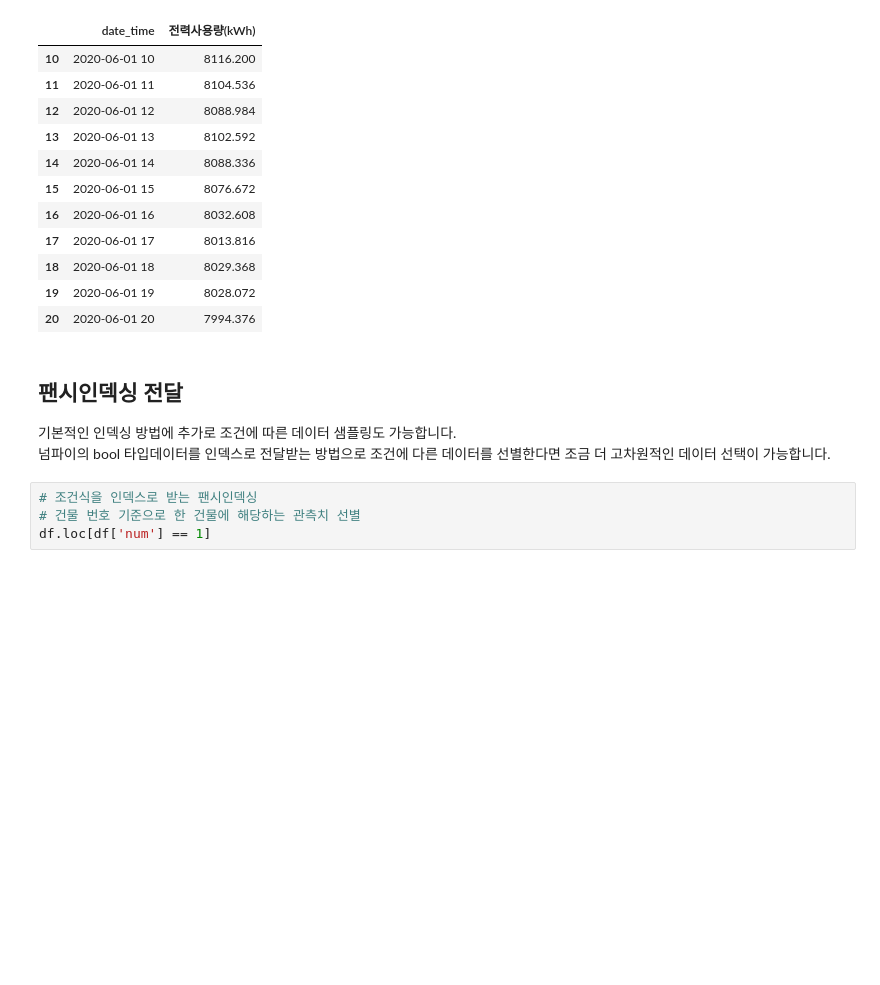
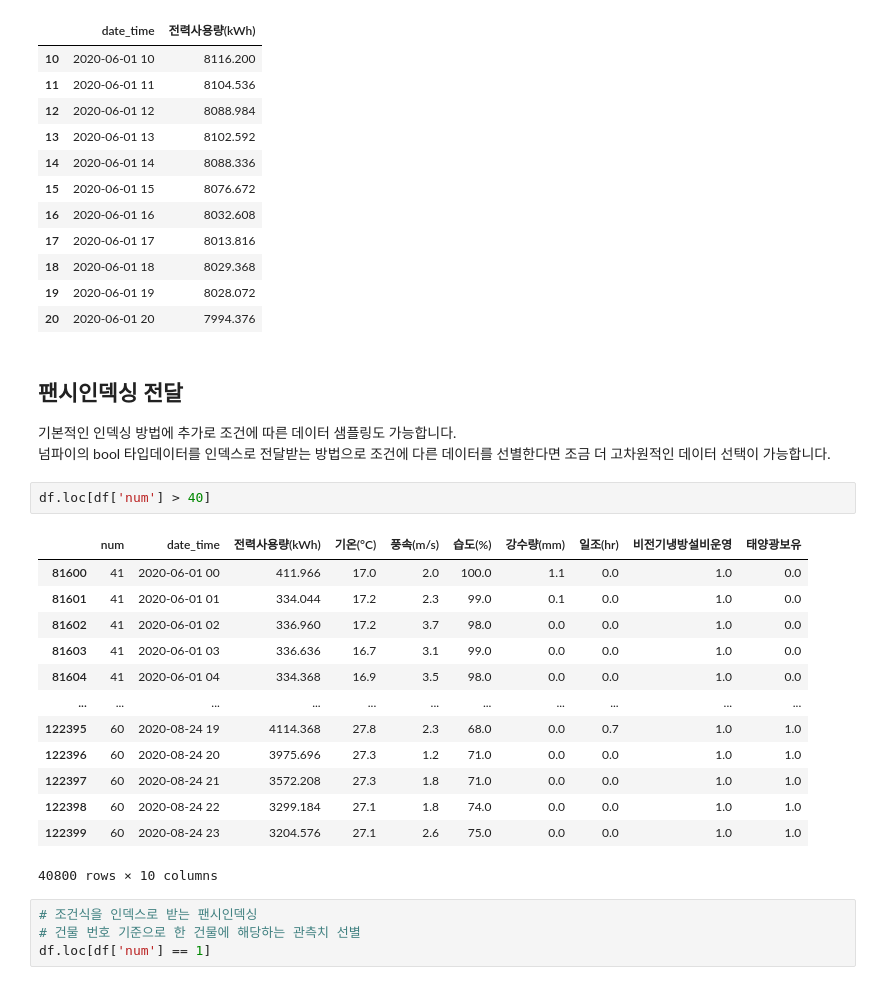
Before and after one commit to overgroove/samsung_ML, a Jupyter notebook: 03_package_pandas.ipynb, the cells around one changed output. Saved outputs shown, nothing was run; the diff lists cells and outputs as text; blank space fills up the shorter version.

```diff
--- a/03_package_pandas.ipynb
+++ b/03_package_pandas.ipynb
@@ -401,6 +401,22 @@ df.loc[10:20, ['date_time','전력사용량(kWh)']]
 ## 팬시인덱싱 전달
 기본적인 인덱싱 방법에 추가로 조건에 따른 데이터 샘플링도 가능합니다.
 넘파이의 bool 타입데이터를 인덱스로 전달받는 방법으로 조건에 다른 데이터를 선별한다면 조금 더 고차원적인 데이터 선택이 가능합니다.
+# %%
+df.loc[df['num'] > 40]
+# %% [output]
+|  | num | date_time | 전력사용량(kWh) | 기온(°C) | 풍속(m/s) | 습도(%) | 강수량(mm) | 일조(hr) | 비전기냉방설비운영 | 태양광보유 |
+| 81600 | 41 | 2020-06-01 00 | 411.966 | 17.0 | 2.0 | 100.0 | 1.1 | 0.0 | 1.0 | 0.0 |
+| 81601 | 41 | 2020-06-01 01 | 334.044 | 17.2 | 2.3 | 99.0 | 0.1 | 0.0 | 1.0 | 0.0 |
+| 81602 | 41 | 2020-06-01 02 | 336.960 | 17.2 | 3.7 | 98.0 | 0.0 | 0.0 | 1.0 | 0.0 |
+| 81603 | 41 | 2020-06-01 03 | 336.636 | 16.7 | 3.1 | 99.0 | 0.0 | 0.0 | 1.0 | 0.0 |
+| 81604 | 41 | 2020-06-01 04 | 334.368 | 16.9 | 3.5 | 98.0 | 0.0 | 0.0 | 1.0 | 0.0 |
+| ... | ... | ... | ... | ... | ... | ... | ... | ... | ... | ... |
+| 122395 | 60 | 2020-08-24 19 | 4114.368 | 27.8 | 2.3 | 68.0 | 0.0 | 0.7 | 1.0 | 1.0 |
+| 122396 | 60 | 2020-08-24 20 | 3975.696 | 27.3 | 1.2 | 71.0 | 0.0 | 0.0 | 1.0 | 1.0 |
+| 122397 | 60 | 2020-08-24 21 | 3572.208 | 27.3 | 1.8 | 71.0 | 0.0 | 0.0 | 1.0 | 1.0 |
+| 122398 | 60 | 2020-08-24 22 | 3299.184 | 27.1 | 1.8 | 74.0 | 0.0 | 0.0 | 1.0 | 1.0 |
+| 122399 | 60 | 2020-08-24 23 | 3204.576 | 27.1 | 2.6 | 75.0 | 0.0 | 0.0 | 1.0 | 1.0 |
+40800 rows × 10 columns
 # %%
 # 조건식을 인덱스로 받는 팬시인덱싱
 # 건물 번호 기준으로 한 건물에 해당하는 관측치 선별
```
Also changed, not shown: parts of 11 cells of this notebook.
